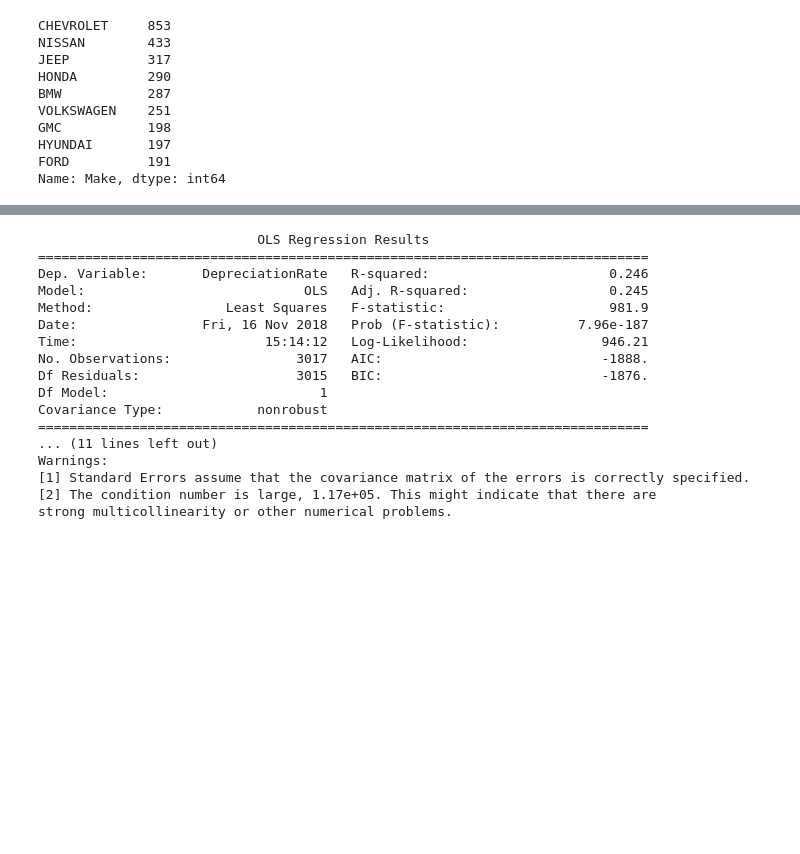
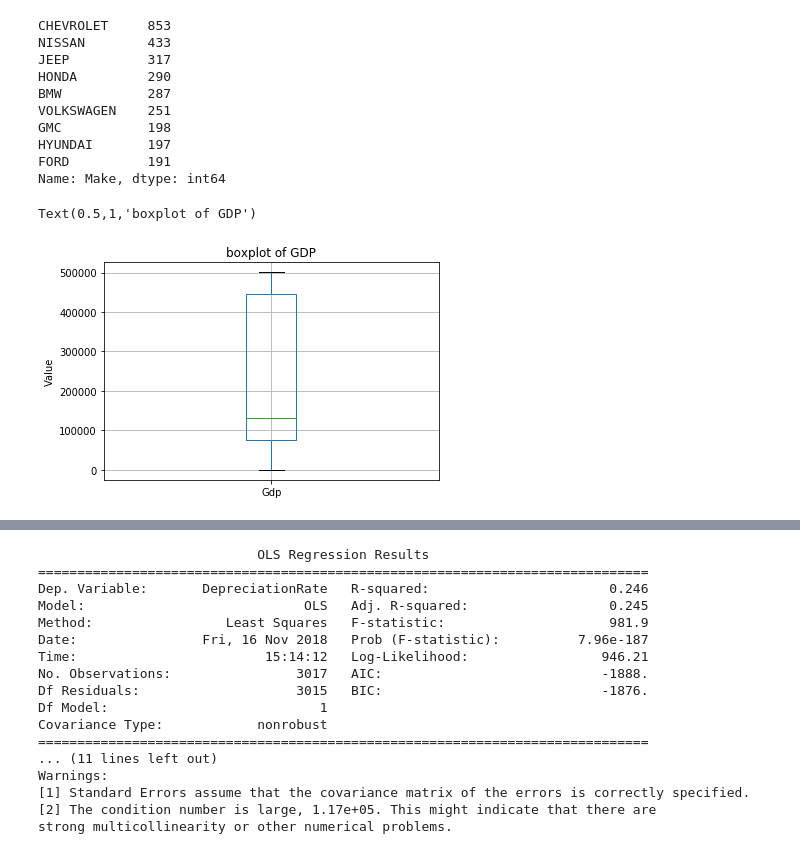
Before and after one commit to ZhuoShan/INFO370FinalProject, a Jupyter notebook: plot.ipynb, the cells around one changed output, grey strips where cells are left out. Saved outputs shown, nothing was run; the diff lists cells and outputs as text; code cells hidden in the pictures; blank space fills up the shorter version.

```diff
--- a/plot.ipynb
+++ b/plot.ipynb
@@ -317,3 +334,10 @@ GMC           198
 HYUNDAI       197
 FORD          191
 Name: Make, dtype: int64
+# %%
+gdp = Top_cities.boxplot([ 'Gdp' ])
+gdp.set_ylabel('Value')
+gdp.set_title('boxplot of GDP')
+# %% [output]
+Text(0.5,1,'boxplot of GDP')
+[figure, added]
```
Also changed, not shown: parts of 7 cells of this notebook, 1 other file.
